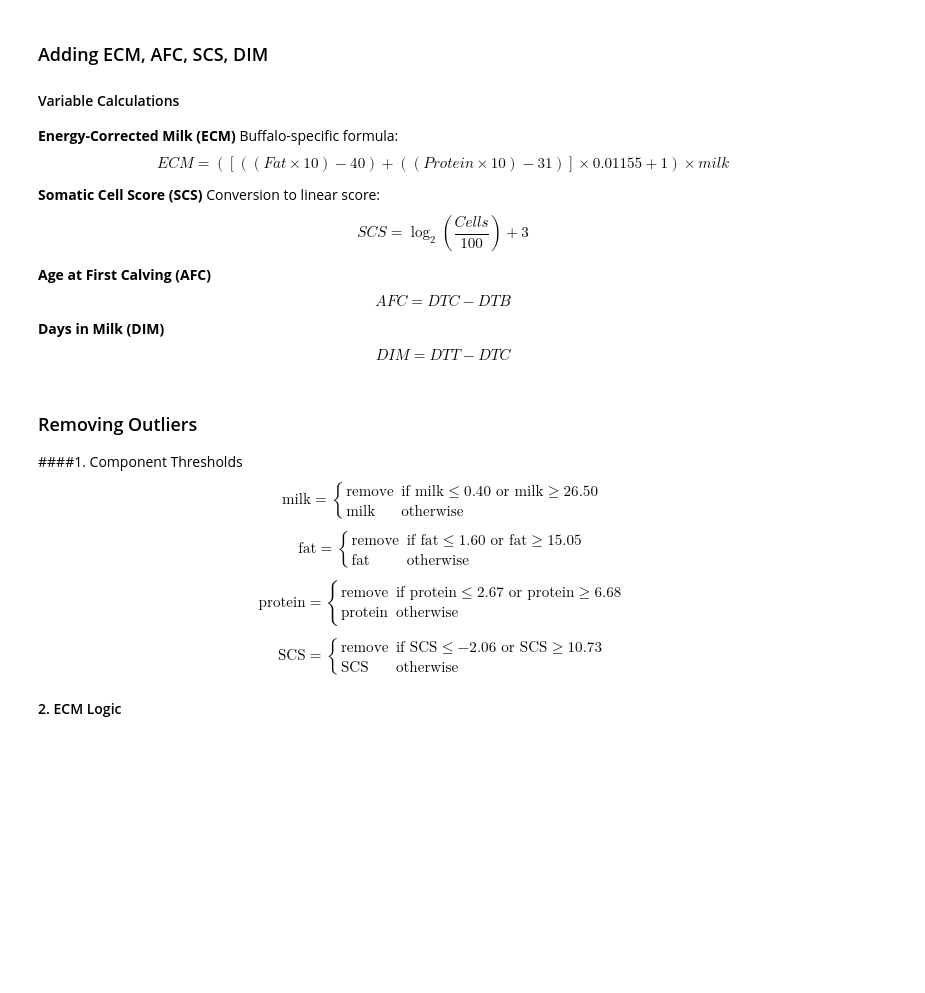
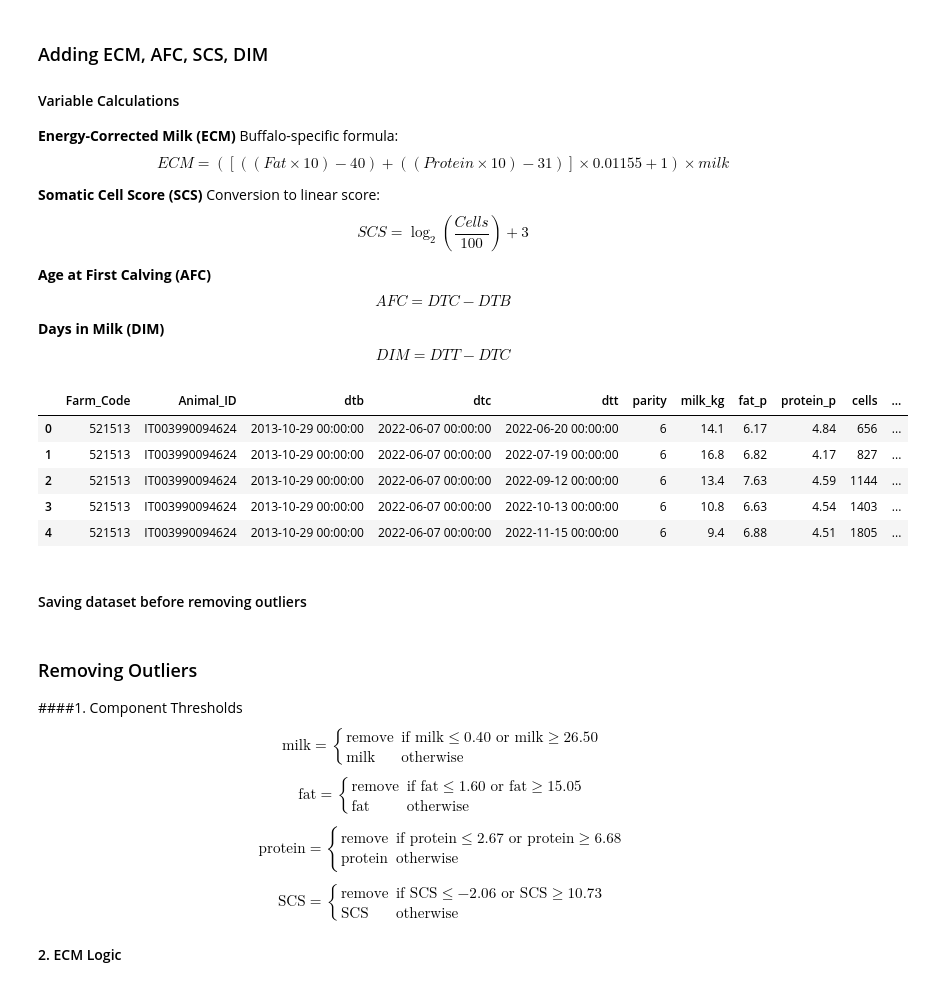
Before and after one commit to smsag99/Thesis, a Jupyter notebook: codes/FeatureEng.ipynb, the cells around one changed output. Drawn from its saved outputs; the diff is of its cells as text; code cells hidden in the pictures; blank space fills up the shorter version.

```diff
--- a/codes/FeatureEng.ipynb
+++ b/codes/FeatureEng.ipynb
@@ -113,3 +113,14 @@ df_animal['ECM'] = (((((df_animal['fat_p'] * 10) - 40) + ((df_animal['protein_p'
 df_animal['SCS'] = np.log2((df_animal['cells']) / 100) + 3
 df_animal['AFC'] = df_animal['dtc'] - df_animal['dtb']
 df_animal['DIM'] = df_animal['dtt'] - df_animal['dtc']
+# %%
+df_animal.head(5)
+# %% [output]
+|  | Farm_Code | Animal_ID | dtb | dtc | dtt | parity | milk_kg | fat_p | protein_p | cells | ... |
+| 0 | 521513 | IT003990094624 | 2013-10-29 00:00:00 | 2022-06-07 00:00:00 | 2022-06-20 00:00:00 | 6 | 14.1 | 6.17 | 4.84 | 656 | ... |
+| 1 | 521513 | IT003990094624 | 2013-10-29 00:00:00 | 2022-06-07 00:00:00 | 2022-07-19 00:00:00 | 6 | 16.8 | 6.82 | 4.17 | 827 | ... |
+| 2 | 521513 | IT003990094624 | 2013-10-29 00:00:00 | 2022-06-07 00:00:00 | 2022-09-12 00:00:00 | 6 | 13.4 | 7.63 | 4.59 | 1144 | ... |
+| 3 | 521513 | IT003990094624 | 2013-10-29 00:00:00 | 2022-06-07 00:00:00 | 2022-10-13 00:00:00 | 6 | 10.8 | 6.63 | 4.54 | 1403 | ... |
+| 4 | 521513 | IT003990094624 | 2013-10-29 00:00:00 | 2022-06-07 00:00:00 | 2022-11-15 00:00:00 | 6 | 9.4 | 6.88 | 4.51 | 1805 | ... |
+# %% [markdown]
+#### Saving dataset before removing outliers
```
Also changed, not shown: parts of 1 cell of this notebook.
